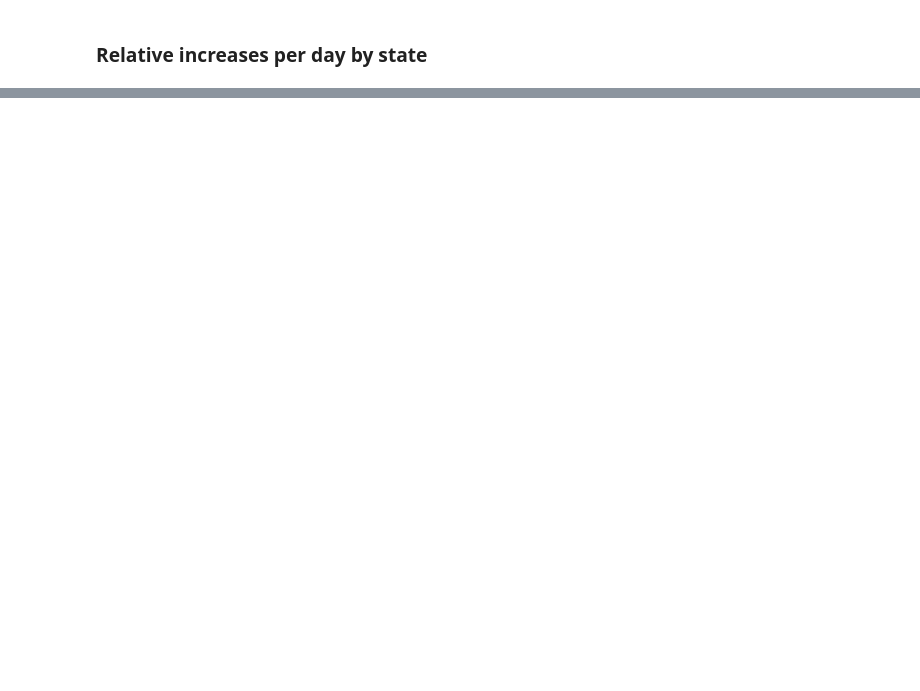
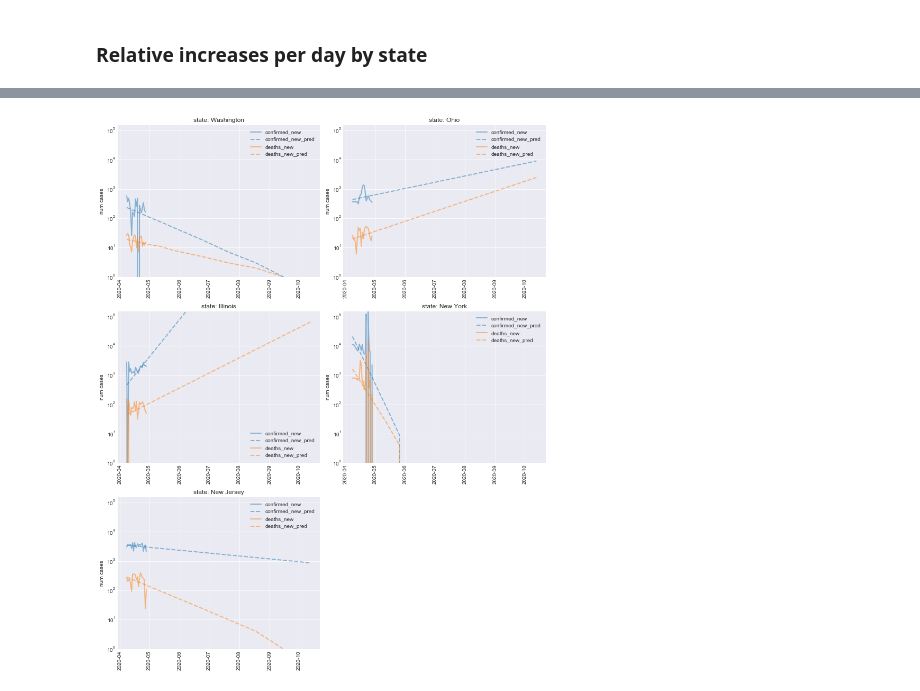
Before and after one commit to tboats/covid-19_analysis, a Jupyter notebook: analysis_covid-19.ipynb, the cells around one changed output, grey strips where cells are left out. Drawn from its saved outputs; the diff is of its cells as text; code cells hidden in the pictures; blank space fills up the shorter version.

```diff
--- a/analysis_covid-19.ipynb
+++ b/analysis_covid-19.ipynb
@@ -1305,0 +1425,7 @@ find_relative_increase_data_and_plot(dfp_us_g, n_locales=10, col_locale='state',
+# %%
+dfp_us_recent_1, dfp_forecasts_us_out_1 = fit_exp_new(dfp_us_g,
+                                                    n_days_predict=21,
+                                                    n_days_into_future=[1,7,2*7,4*7,8*7,12*7,16*7,20*7,24*7],
+                                                    col_locale='state',
+                                                    top_countries=None
+                                                   )
@@ -1305,0 +1446,4 @@ find_relative_increase_data_and_plot(dfp_us_g, n_locales=10, col_locale='state',
+# %%
+plot_forecasts_new(dfp_us_recent_1, col_locale='state', top_countries=['Washington', 'Ohio', 'Illinois', 'New York', 'New Jersey'])
+# %% [output]
+[figure, added]
```
Also changed, not shown: parts of 38 cells of this notebook, 3 other files.
